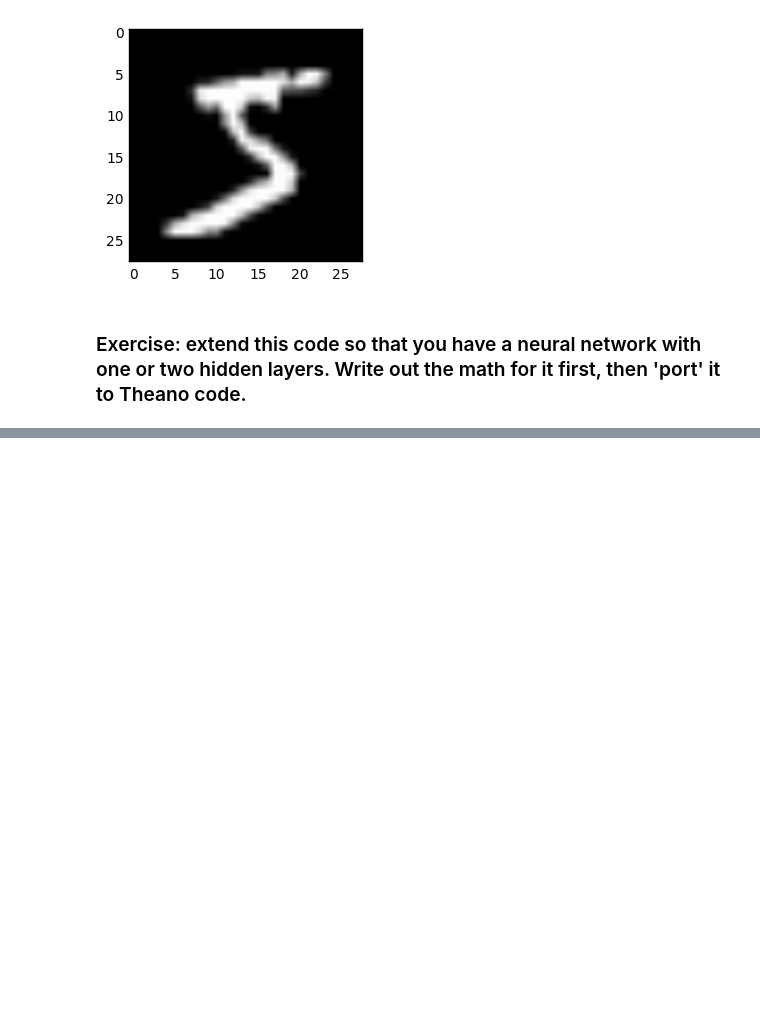
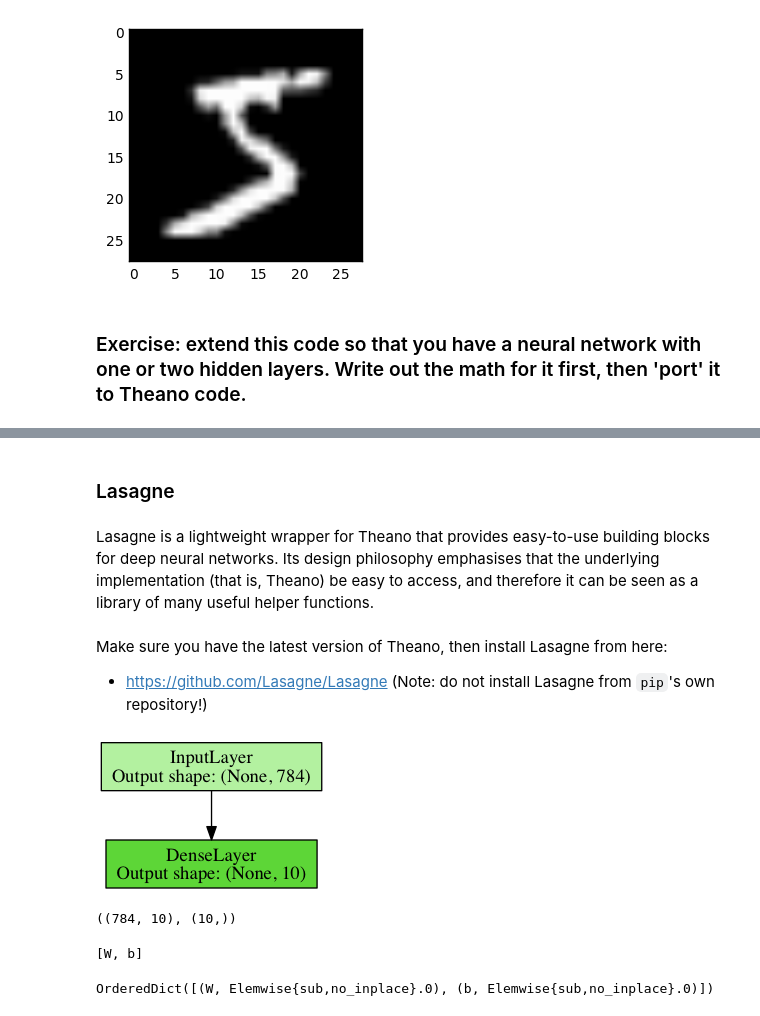
Before and after one commit to christopher-beckham/inf6953h, a Jupyter notebook: intro.ipynb, the cells around one changed output, grey strips where cells are left out. Drawn from its saved outputs; the diff is of its cells as text; code cells hidden in the pictures; blank space fills up the shorter version.

Commit message:
add keras and lasagne examples

```diff
--- a/intro.ipynb
+++ b/intro.ipynb
@@ -646,0 +657,29 @@ plt.imshow(X_train[0].reshape((28,28)), cmap="gray")
+# %% [markdown]
+### Lasagne
+# %% [markdown]
+Lasagne is a lightweight wrapper for Theano that provides easy-to-use building blocks for deep neural networks. Its design philosophy emphasises that the underlying implementation (that is, Theano) be easy to access, and therefore it can be seen as a library of many useful helper functions.
+# %% [markdown]
+Make sure you have the latest version of Theano, then install Lasagne from here:
+* https://github.com/Lasagne/Lasagne
+(Note: do not install Lasagne from `pip`'s own repository!)
+# %%
+import lasagne
+
+X = T.fmatrix('X') # this is a matrix of size (n, p)
+Y = T.fmatrix('Y') # this is a one-hot matrix of size (n,k)
+
+l_in = lasagne.layers.InputLayer((None, 784))
+l_out = lasagne.layers.DenseLayer(l_in, num_units=10, nonlinearity=lasagne.nonlinearities.softmax)
+# %%
+# requires nolearn library to visualise network!!
+# https://github.com/dnouri/nolearn/
+import nolearn
+from nolearn.lasagne.visualize import draw_to_notebook
+
+draw_to_notebook(lasagne.layers.get_all_layers(l_out))
+# %% [output]
+[figure, added]
+# %%
+l_out.W.get_value().shape, l_out.b.get_value().shape
+# %% [output]
+((784, 10), (10,))
@@ -646,0 +690,5 @@ plt.imshow(X_train[0].reshape((28,28)), cmap="gray")
+# %%
+params = lasagne.layers.get_all_params(l_out, trainable=True)
+params
+# %% [output]
+[W, b]
@@ -646,0 +697,5 @@ plt.imshow(X_train[0].reshape((28,28)), cmap="gray")
+# %%
+updates = lasagne.updates.sgd(loss, params, learning_rate=0.01)
+updates
+# %% [output]
+OrderedDict([(W, Elemwise{sub,no_inplace}.0), (b, Elemwise{sub,no_inplace}.0)])
```
Also changed, not shown: parts of 17 cells of this notebook.
